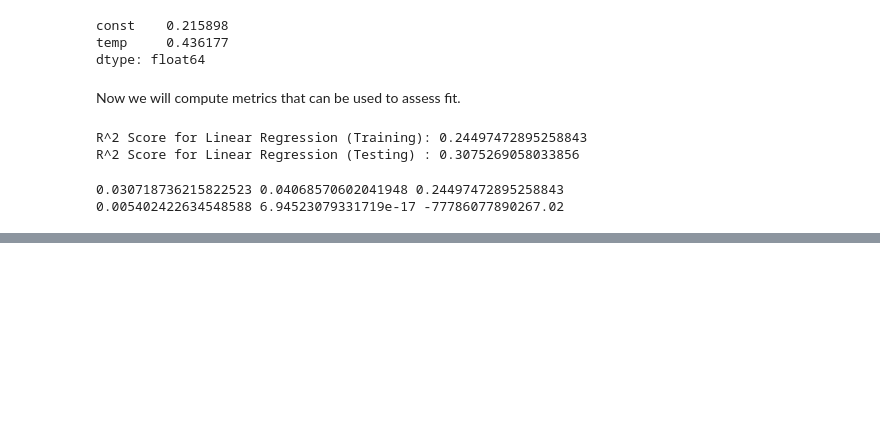
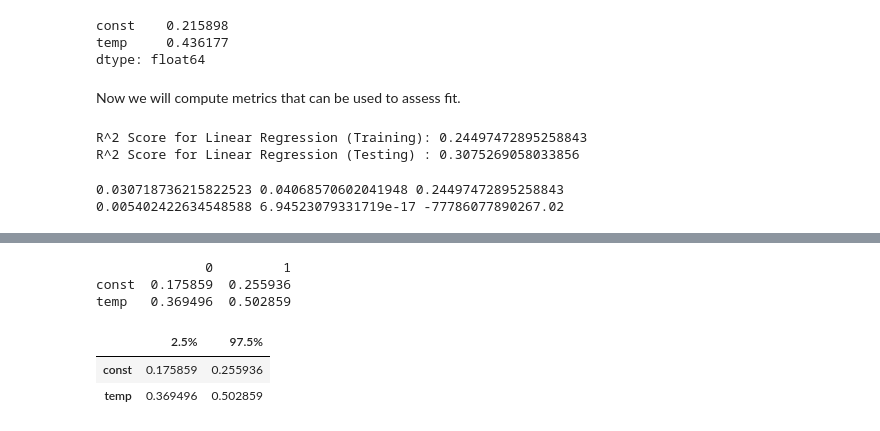
Before and after one commit to crdcamp/lin-reg-application, a Jupyter notebook: references/2_lin_reg_knn_reg_and_inference.ipynb, the cells around one changed output, grey strips where cells are left out. Cells and saved outputs as stored; diff of their text form; code cells hidden in the pictures; blank space fills up the shorter version.

```diff
--- a/references/2_lin_reg_knn_reg_and_inference.ipynb
+++ b/references/2_lin_reg_knn_reg_and_inference.ipynb
@@ -698,0 +713,13 @@ Notes:
+# %%
+thresh = 0.05
+intervals = results.conf_int(alpha=thresh)
+print(intervals)
+intervals = intervals.rename(index=str, columns={0:str(thresh/2*100)+"%", 1:str((1-thresh/2)*100)+"%"})
+intervals
+# %% [output]
+              0         1
+const  0.175859  0.255936
+temp   0.369496  0.502859
+|  | 2.5% | 97.5% |
+| const | 0.175859 | 0.255936 |
+| temp | 0.369496 | 0.502859 |
```
Also changed, not shown: parts of 3 cells of this notebook.
